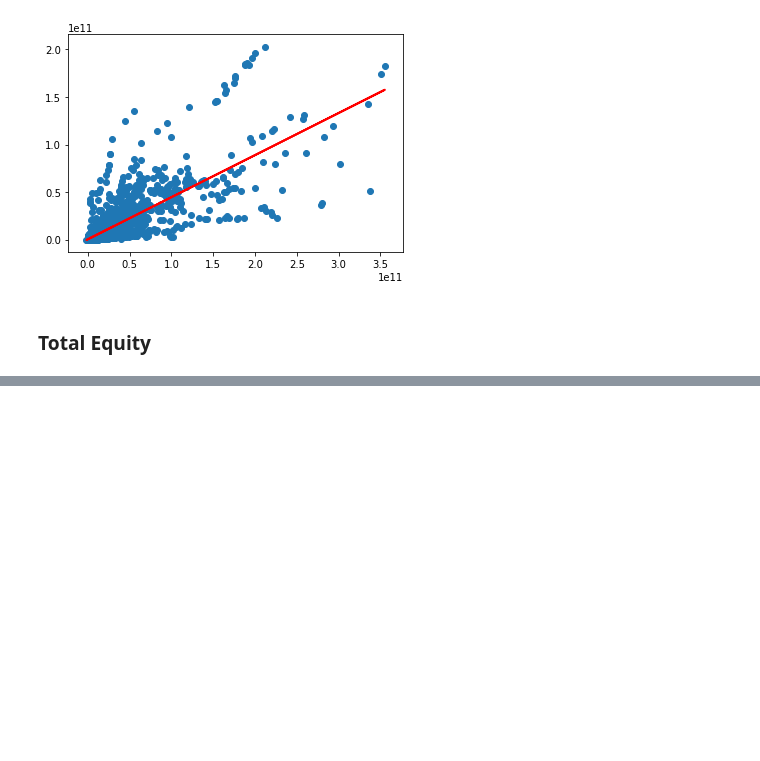
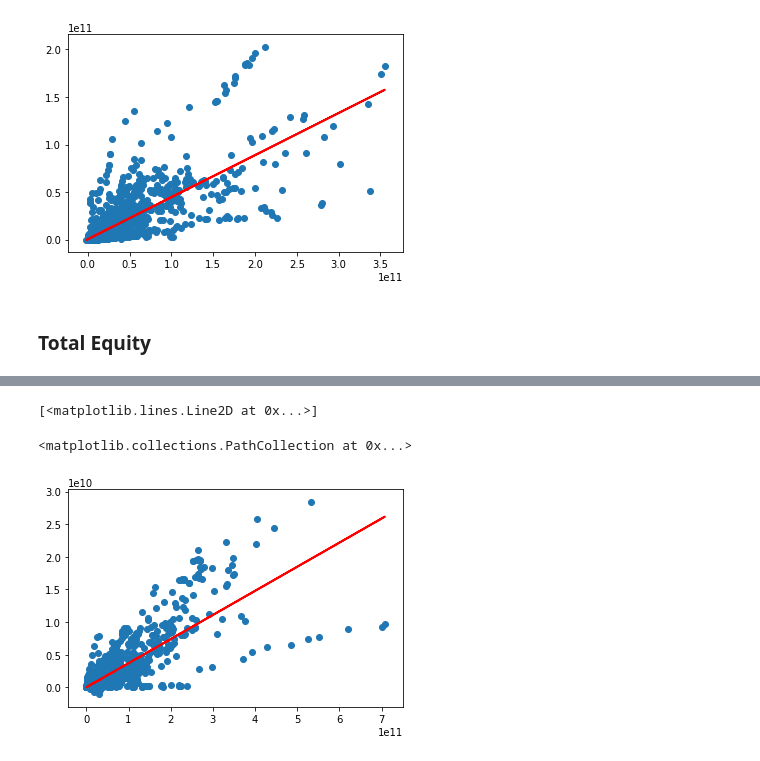
Before and after one commit to chengxinru/capstone_repository, a Jupyter notebook: code/Compute_ratios.ipynb, the cells around one changed output, grey strips where cells are left out. Cells and saved outputs as stored; diff of their text form; code cells hidden in the pictures; blank space fills up the shorter version.

```diff
--- a/code/Compute_ratios.ipynb
+++ b/code/Compute_ratios.ipynb
@@ -494,0 +564,9 @@ df.loc[df['Total Equity'].isnull(),'Total Equity'] = 0
+# %%
+#check result
+plt.plot(df[x].values.reshape(-1,1), predict, color='red', linewidth=2)
+plt.scatter(mydata[x], mydata[y])
+plt.show()
+# %% [output]
+[<matplotlib.lines.Line2D at 0x...>]
+<matplotlib.collections.PathCollection at 0x...>
+[figure, added]
```
Also changed, not shown: parts of 10 cells of this notebook.
